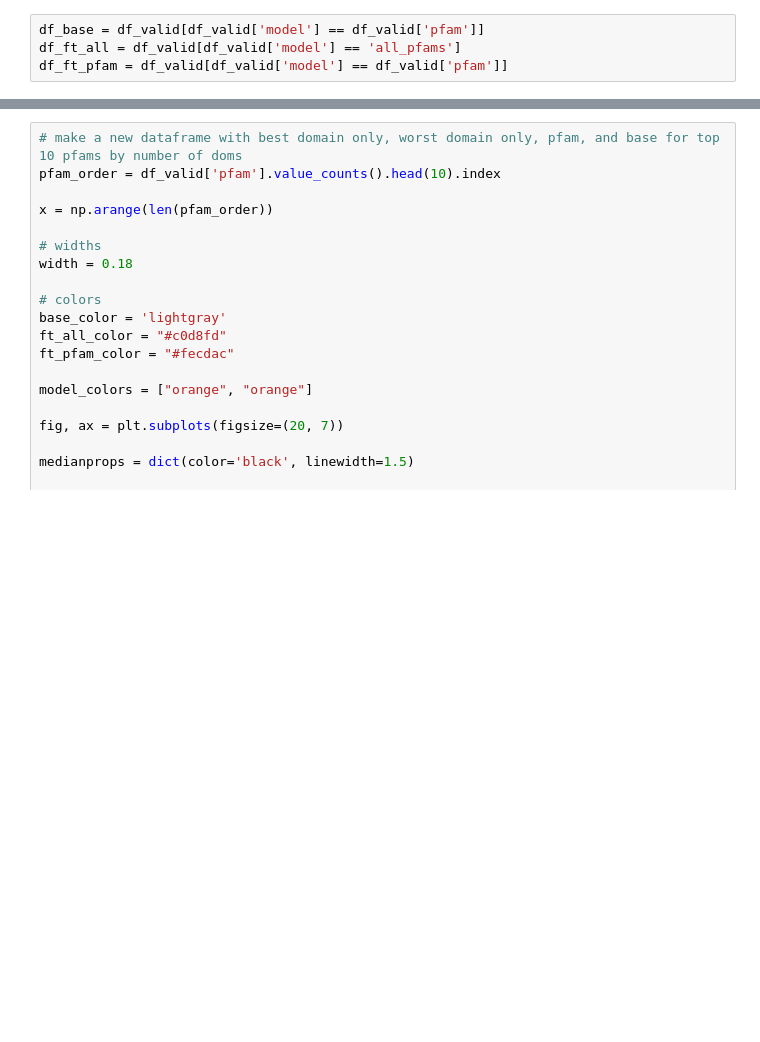
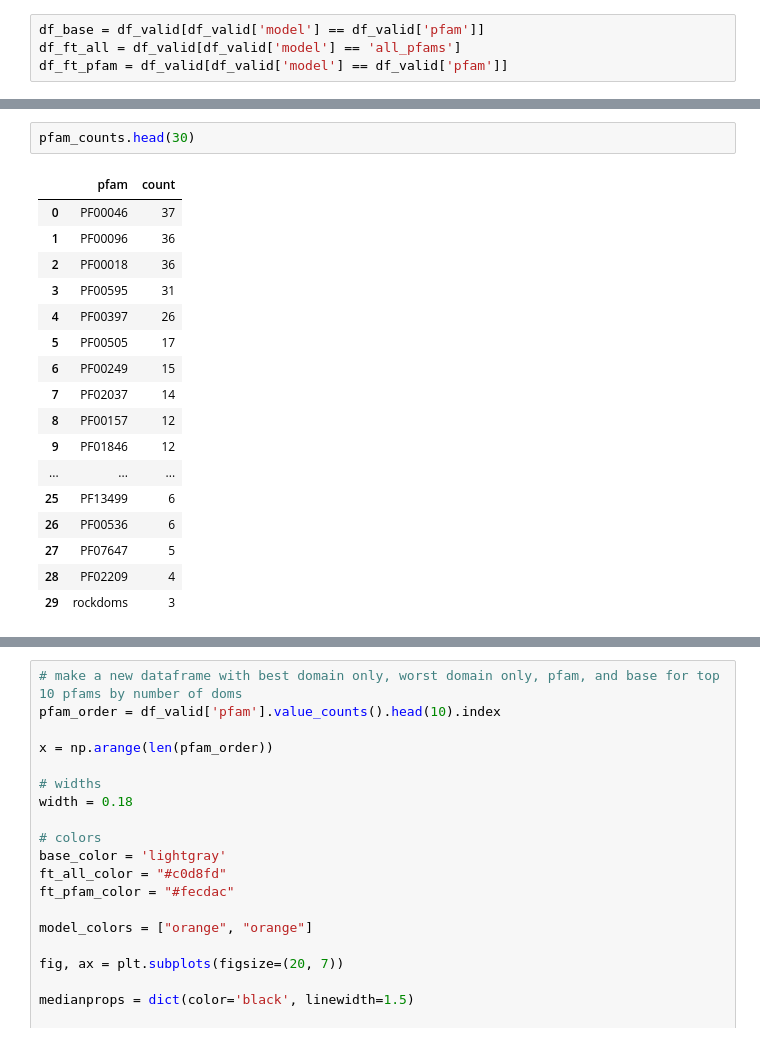
Before and after one commit to Hutch-Johnson/Protein-Language-Models, a Jupyter notebook: ESM2_PFAM_boxplots.ipynb, the cells around one changed output, grey strips where cells are left out. Saved outputs shown, nothing was run; the diff lists cells and outputs as text; blank space fills up the shorter version.

```diff
--- a/ESM2_PFAM_boxplots.ipynb
+++ b/ESM2_PFAM_boxplots.ipynb
@@ -367,0 +808,20 @@ plt.show()
+# %%
+pfam_counts.head(30)
+# %% [output]
+|  | pfam | count |
+| 0 | PF00046 | 37 |
+| 1 | PF00096 | 36 |
+| 2 | PF00018 | 36 |
+| 3 | PF00595 | 31 |
+| 4 | PF00397 | 26 |
+| 5 | PF00505 | 17 |
+| 6 | PF00249 | 15 |
+| 7 | PF02037 | 14 |
+| 8 | PF00157 | 12 |
+| 9 | PF01846 | 12 |
+| ... | ... | ... |
+| 25 | PF13499 | 6 |
+| 26 | PF00536 | 6 |
+| 27 | PF07647 | 5 |
+| 28 | PF02209 | 4 |
+| 29 | rockdoms | 3 |
```
Also changed, not shown: parts of 11 cells of this notebook.
